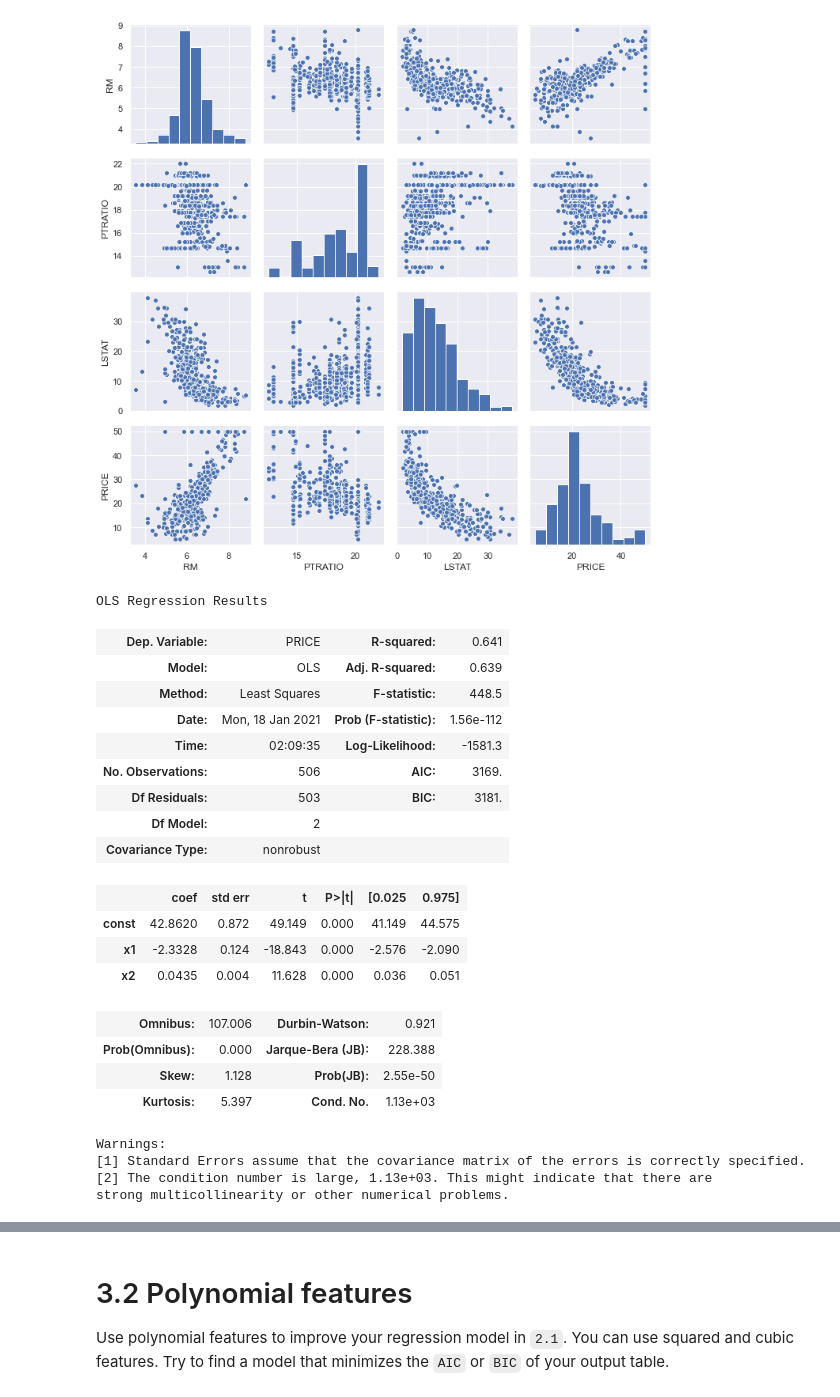
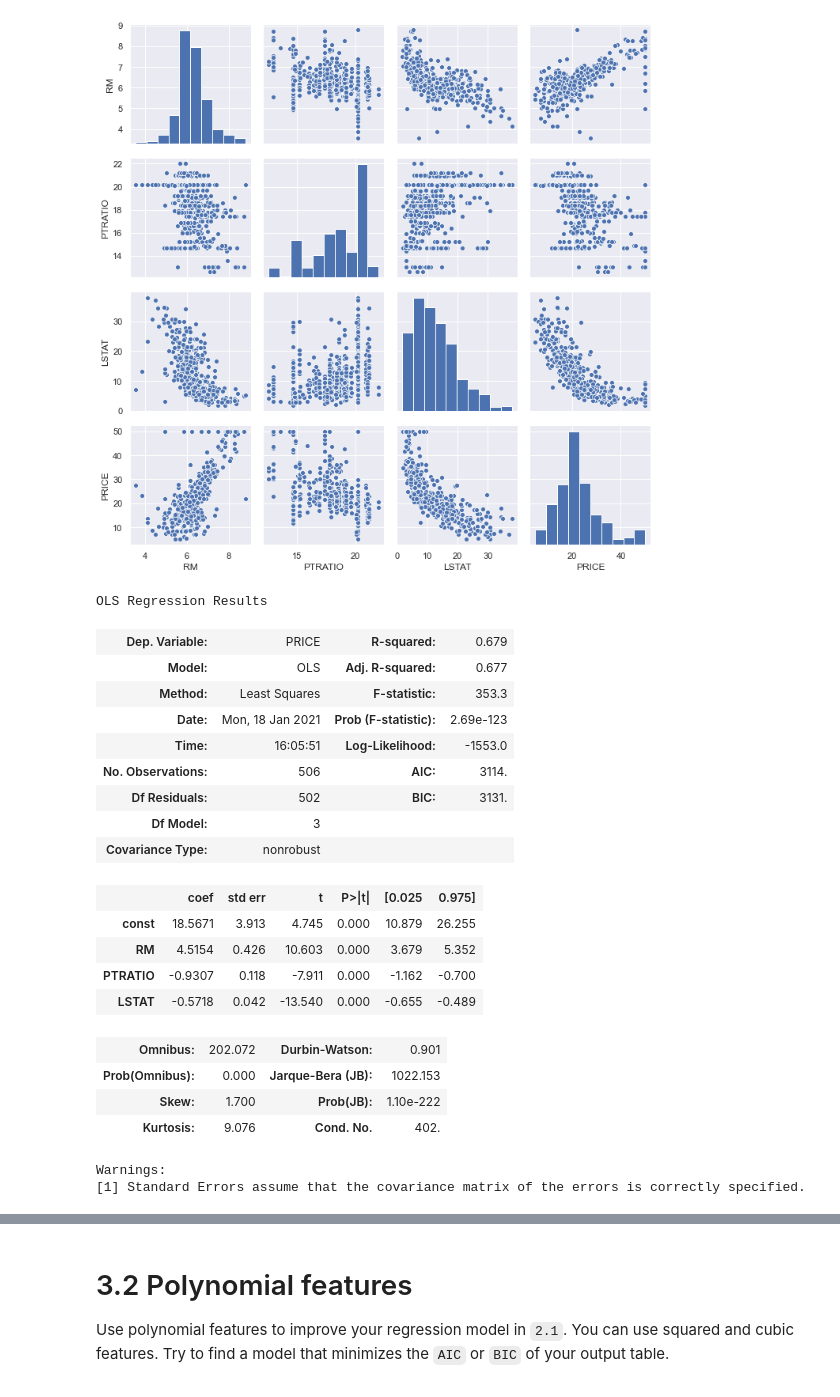
Before and after one commit to cb-ds-1/m3-1-regression, a Jupyter notebook: workshop.ipynb, the cells around one changed output, grey strips where cells are left out. Drawn from its saved outputs; the diff is of its cells as text; code cells hidden in the pictures.

```diff
--- a/workshop.ipynb
+++ b/workshop.ipynb
@@ -265,33 +264,32 @@ plt.tight_layout()
 X = correlated_data.drop(labels=['PRICE'], axis = 1)
 y = correlated_data['PRICE']
 # %%
-X = sm.add_constant(x)
+X = sm.add_constant(X)
 est = sm.OLS(y, X).fit()
 
 est.summary()
 # %% [output]
 OLS Regression Results
-| Dep. Variable: | PRICE | R-squared: | 0.641 |
-| Model: | OLS | Adj. R-squared: | 0.639 |
-| Method: | Least Squares | F-statistic: | 448.5 |
-| Date: | Mon, 18 Jan 2021 | Prob (F-statistic): | 1.56e-112 |
-| Time: | 02:09:35 | Log-Likelihood: | -1581.3 |
-| No. Observations: | 506 | AIC: | 3169. |
-| Df Residuals: | 503 | BIC: | 3181. |
-| Df Model: | 2 |  |  |
+| Dep. Variable: | PRICE | R-squared: | 0.679 |
+| Model: | OLS | Adj. R-squared: | 0.677 |
+| Method: | Least Squares | F-statistic: | 353.3 |
+| Date: | Mon, 18 Jan 2021 | Prob (F-statistic): | 2.69e-123 |
+| Time: | 16:05:51 | Log-Likelihood: | -1553.0 |
+| No. Observations: | 506 | AIC: | 3114. |
+| Df Residuals: | 502 | BIC: | 3131. |
+| Df Model: | 3 |  |  |
 | Covariance Type: | nonrobust |  |  |
 |  | coef | std err | t | P>|t| | [0.025 | 0.975] |
-| const | 42.8620 | 0.872 | 49.149 | 0.000 | 41.149 | 44.575 |
-| x1 | -2.3328 | 0.124 | -18.843 | 0.000 | -2.576 | -2.090 |
-| x2 | 0.0435 | 0.004 | 11.628 | 0.000 | 0.036 | 0.051 |
+| const | 18.5671 | 3.913 | 4.745 | 0.000 | 10.879 | 26.255 |
+| RM | 4.5154 | 0.426 | 10.603 | 0.000 | 3.679 | 5.352 |
+| PTRATIO | -0.9307 | 0.118 | -7.911 | 0.000 | -1.162 | -0.700 |
+| LSTAT | -0.5718 | 0.042 | -13.540 | 0.000 | -0.655 | -0.489 |
-| Omnibus: | 107.006 | Durbin-Watson: | 0.921 |
-| Prob(Omnibus): | 0.000 | Jarque-Bera (JB): | 228.388 |
-| Skew: | 1.128 | Prob(JB): | 2.55e-50 |
-| Kurtosis: | 5.397 | Cond. No. | 1.13e+03 |
+| Omnibus: | 202.072 | Durbin-Watson: | 0.901 |
+| Prob(Omnibus): | 0.000 | Jarque-Bera (JB): | 1022.153 |
+| Skew: | 1.700 | Prob(JB): | 1.10e-222 |
+| Kurtosis: | 9.076 | Cond. No. | 402. |
 Warnings:
 [1] Standard Errors assume that the covariance matrix of the errors is correctly specified.
-[2] The condition number is large, 1.13e+03. This might indicate that there are
-strong multicollinearity or other numerical problems.
 # %%
 est.rsquared
 # %% [output]
```
Also changed, not shown: parts of 5 cells of this notebook.
